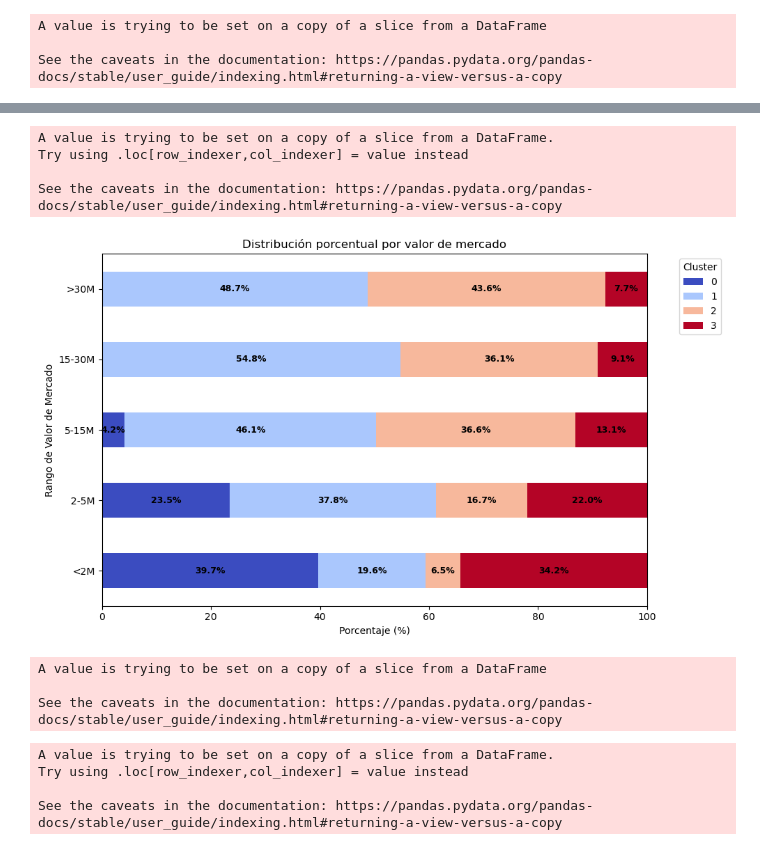
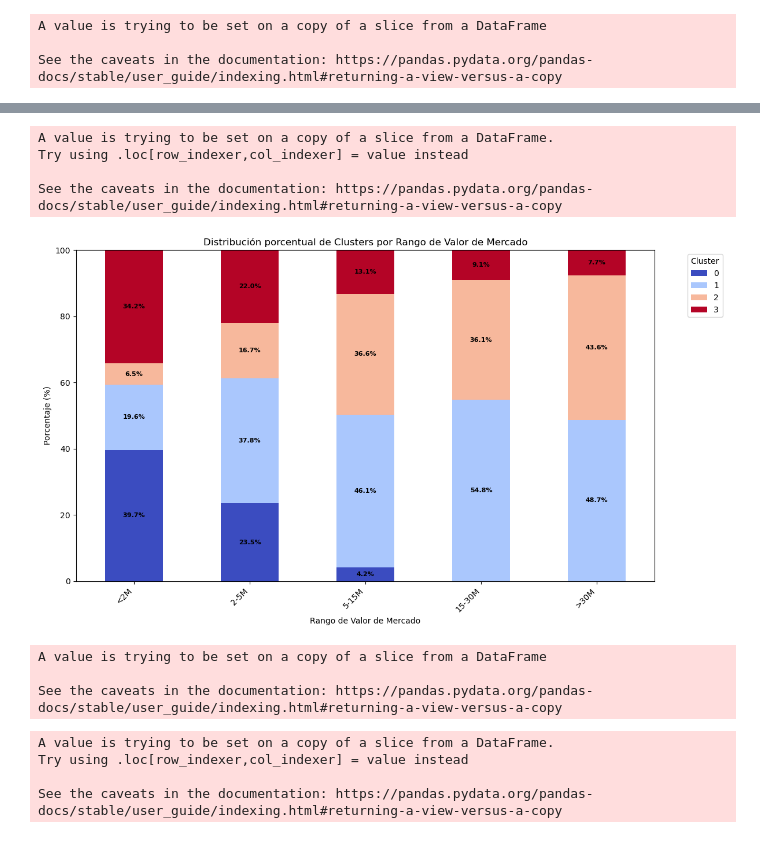
Before and after one commit to javierlara47/TFG, a Jupyter notebook: notebooks/implementacion.ipynb, the cells around one changed output, grey strips where cells are left out. Drawn from its saved outputs; the diff is of its cells as text; code cells hidden in the pictures.

```diff
--- a/notebooks/implementacion.ipynb
+++ b/notebooks/implementacion.ipynb
@@ -1932,22 +1921,27 @@ df_field_players['value_group'] = pd.cut(df_field_players['value'], bins=bins, l
 contingency_table = pd.crosstab(df_field_players['Cluster_k4'], df_field_players['value_group'], normalize='index') * 100
 
 # Graficar
-ax = contingency_table.plot(kind='bar', stacked=True, figsize=(10, 6), colormap='coolwarm')
+# CAMBIO CLAVE AQUÍ: de 'bar' a 'barh'
+ax = contingency_table.plot(kind='barh', stacked=True, figsize=(10, 6), colormap='coolwarm')
 
 # Añadir porcentajes a cada segmento
+# Este bucle también necesita un pequeño ajuste para las barras horizontales
 for i, cluster in enumerate(contingency_table.index):
     cumulative_percentage = 0
-    for value_group in contingency_table.columns:
-        percentage = contingency_table.loc[cluster, value_group]
+    # Asegurarse de que el orden de las columnas coincida con el orden de las etiquetas para los porcentajes
+    for value_group_label in labels: # Usar el orden de las labels para asegurar consistencia
+        percentage = contingency_table.loc[cluster, value_group_label] # Obtener el porcentaje
         if percentage > 0:
-            ax.text(i, cumulative_percentage + percentage / 2, f'{percentage:.1f}%', ha='center', va='center', fontsize=9, color='black')
+            # Para barras horizontales: x es la posición del texto, y es el índice de la barra
+            ax.text(cumulative_percentage + percentage / 2, i, f'{percentage:.1f}%',
+                            ha='center', va='center', fontsize=9, color='black', fontweight='bold')
         cumulative_percentage += percentage
 
 # Etiquetas y título
-plt.ylabel('Porcentaje (%)')
-plt.xlabel('Cluster')
+plt.xlabel('Porcentaje (%)') # El eje X ahora es el porcentaje
+plt.ylabel('Cluster')       # El eje Y ahora son los clusters
 plt.title('Distribución del valor de mercado por cluster')
-plt.ylim(0, 100)
+plt.xlim(0, 100) # El límite del eje X es de 0 a 100
 plt.legend(title='Valor de mercado', bbox_to_anchor=(1.05, 1), loc='upper left')
 
 plt.tight_layout()
@@ -1965,46 +1959,60 @@ A value is trying to be set on a copy of a slice from a DataFrame
 
 See the caveats in the documentation: https://pandas.pydata.org/pandas-docs/stable/user_guide/indexing.html#returning-a-view-versus-a-copy
 # %%
+import pandas as pd
+import matplotlib.pyplot as plt
+import seaborn as sns
+
+# Supongamos que df_field_players ya está definido y tiene las columnas 'value' y 'Cluster_k4'
+
 # Definir rangos del valor de mercado
 bins_value = [0, 2_000_000, 5_000_000, 15_000_000, 30_000_000, float('inf')]
 labels_value = ['<2M', '2-5M', '5-15M', '15-30M', '>30M']
 
 # Crear columna con rangos de valor de mercado
 df_field_players['value_group'] = pd.cut(df_field_players['value'], bins=bins_value, labels=labels_value, right=False)
 
-# Crear tabla de contingencia normalizada por valor de mercado
+# Crear tabla de contingencia normalizada por COLUMNA (normalize='columns')
+# Ahora queremos saber, para cada rango de valor de mercado, qué porcentaje de jugadores cae en cada cluster.
 contingency_value = pd.crosstab(df_field_players['value_group'], df_field_players['Cluster_k4'], normalize='index') * 100
 
-# Graficar barras horizontales
-ax = contingency_value.plot(kind='barh', stacked=True, figsize=(10, 6), colormap='coolwarm')
+# Graficar barras VERTICALES (kind='bar')
+# El índice de contingency_value son los value_group (eje X) y las columnas son los clusters (colores)
+ax = contingency_value.plot(kind='bar', stacked=True, figsize=(12, 7), colormap='coolwarm') # Colormap cambiado para variar un poco
 
 # Añadir porcentajes en cada barra
-for i, (value_group, percentages) in enumerate(contingency_value.iterrows()):
+# Iterar sobre las columnas (que son los clusters) y luego sobre los rangos de valor
+for i, (value_group_label, percentages_by_cluster) in enumerate(contingency_value.iterrows()):
     cumulative_percentage = 0
-    for cluster, percentage in percentages.items():
+    # Asegurarse de que el orden de los clusters coincida con el orden en la leyenda
+    for cluster_id in sorted(contingency_value.columns): # Ordenar por cluster_id para consistencia
+        percentage = percentages_by_cluster.get(cluster_id, 0)
         if percentage > 0:
-            ax.text(cumulative_percentage + percentage / 2, i, f'{percentage:.1f}%',
-                    ha='center', va='center', fontsize=9, color='black', fontweight='bold')
+            # Para barras verticales: x es el índice de la barra, y es la posición del texto
+            ax.text(i, cumulative_percentage + percentage / 2, f'{percentage:.1f}%',
+                            ha='center', va='center', fontsize=8, color='black', fontweight='bold')
         cumulative_percentage += percentage
 
 # Etiquetas y título
-plt.xlabel('Porcentaje (%)')
-plt.ylabel('Rango de Valor de Mercado')
-plt.title('Distribución porcentual por valor de mercado')
-plt.xlim(0, 100)
+plt.xlabel('Rango de Valor de Mercado') # Eje X ahora son los rangos de valor
+plt.ylabel('Porcentaje (%)')           # Eje Y ahora es el porcentaje
+plt.title('Distribución porcentual de Clusters por Rango de Valor de Mercado')
+plt.ylim(0, 100) # El límite del eje Y es de 0 a 100
+# La leyenda ahora debe mostrar los Clusters
 plt.legend(title='Cluster', bbox_to_anchor=(1.05, 1), loc='upper left')
 
+plt.xticks(rotation=45, ha='right') # Rotar las etiquetas del eje X para mayor legibilidad
 plt.tight_layout()
 plt.show()
 
 # Eliminar columna temporal
 df_field_players.drop('value_group', axis=1, inplace=True)
 # %% [output]
 A value is trying to be set on a copy of a slice from a DataFrame.
 Try using .loc[row_indexer,col_indexer] = value instead
 
 See the caveats in the documentation: https://pandas.pydata.org/pandas-docs/stable/user_guide/indexing.html#returning-a-view-versus-a-copy
-[figure, old version]
+[figure, new version]
 A value is trying to be set on a copy of a slice from a DataFrame
 
 See the caveats in the documentation: https://pandas.pydata.org/pandas-docs/stable/user_guide/indexing.html#returning-a-view-versus-a-copy
```
Also changed, not shown: parts of 9 cells of this notebook, 5 other files.
